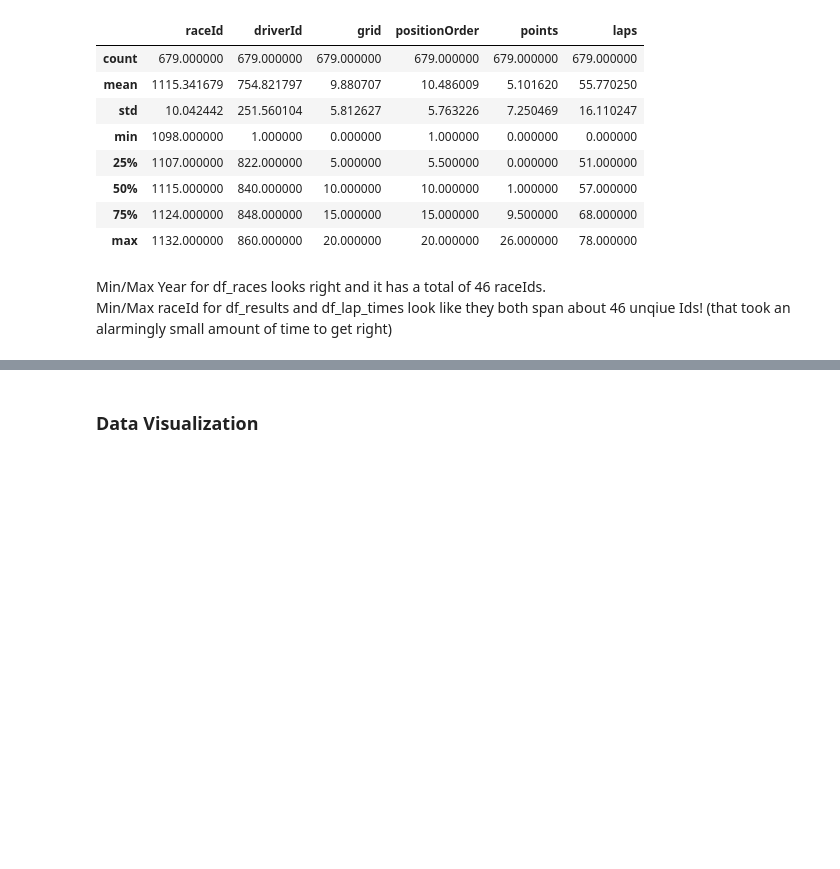
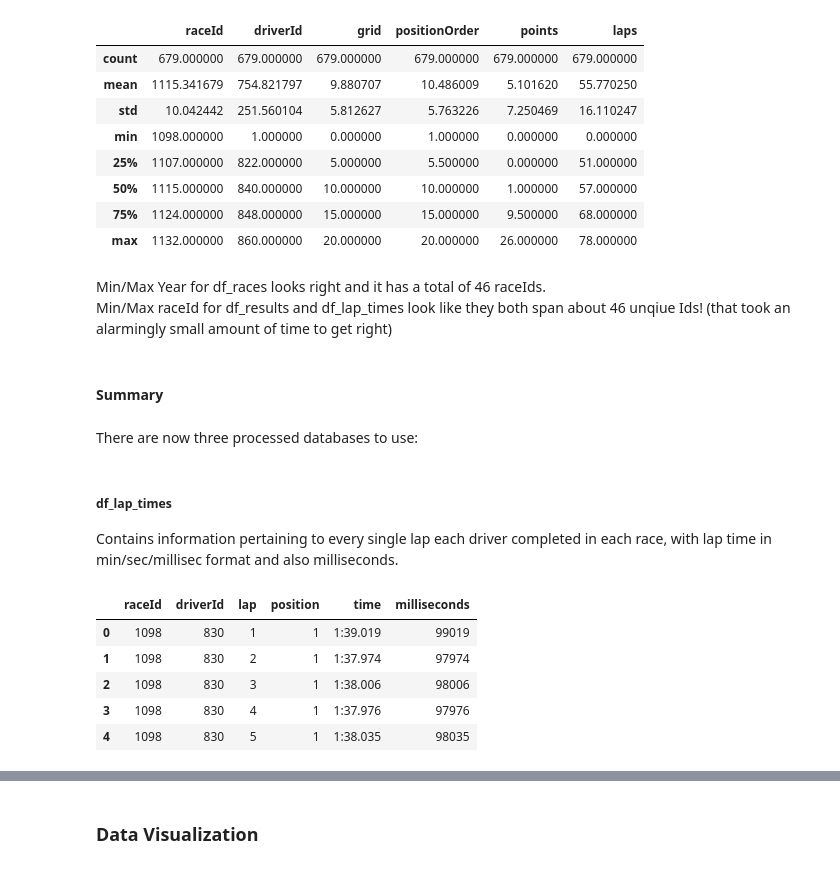
Before and after one commit to D-Cassidy/formula1-data-analysis, a Jupyter notebook: notebooks/driver_performance_analysis.ipynb, the cells around one changed output, grey strips where cells are left out. Drawn from its saved outputs; the diff is of its cells as text; code cells hidden in the pictures; blank space fills up the shorter version.

Commit message:
add summary of data to be used at end of preprocessing

```diff
--- a/notebooks/driver_performance_analysis.ipynb
+++ b/notebooks/driver_performance_analysis.ipynb
@@ -447,3 +447,20 @@ df_results.describe()
 # %% [markdown]
 Min/Max Year for df_races looks right and it has a total of 46 raceIds.
 Min/Max raceId for df_results and df_lap_times look like they both span about 46 unqiue Ids! (that took an alarmingly small amount of time to get right)
+# %% [markdown]
+#### Summary
+# %% [markdown]
+There are now three processed databases to use:
+# %% [markdown]
+##### df_lap_times
+
+Contains information pertaining to every single lap each driver completed in each race, with lap time in min/sec/millisec format and also milliseconds.
+# %%
+df_lap_times.head()
+# %% [output]
+|  | raceId | driverId | lap | position | time | milliseconds |
+| 0 | 1098 | 830 | 1 | 1 | 1:39.019 | 99019 |
+| 1 | 1098 | 830 | 2 | 1 | 1:37.974 | 97974 |
+| 2 | 1098 | 830 | 3 | 1 | 1:38.006 | 98006 |
+| 3 | 1098 | 830 | 4 | 1 | 1:37.976 | 97976 |
+| 4 | 1098 | 830 | 5 | 1 | 1:38.035 | 98035 |
```
Also changed, not shown: parts of 4 cells of this notebook.
